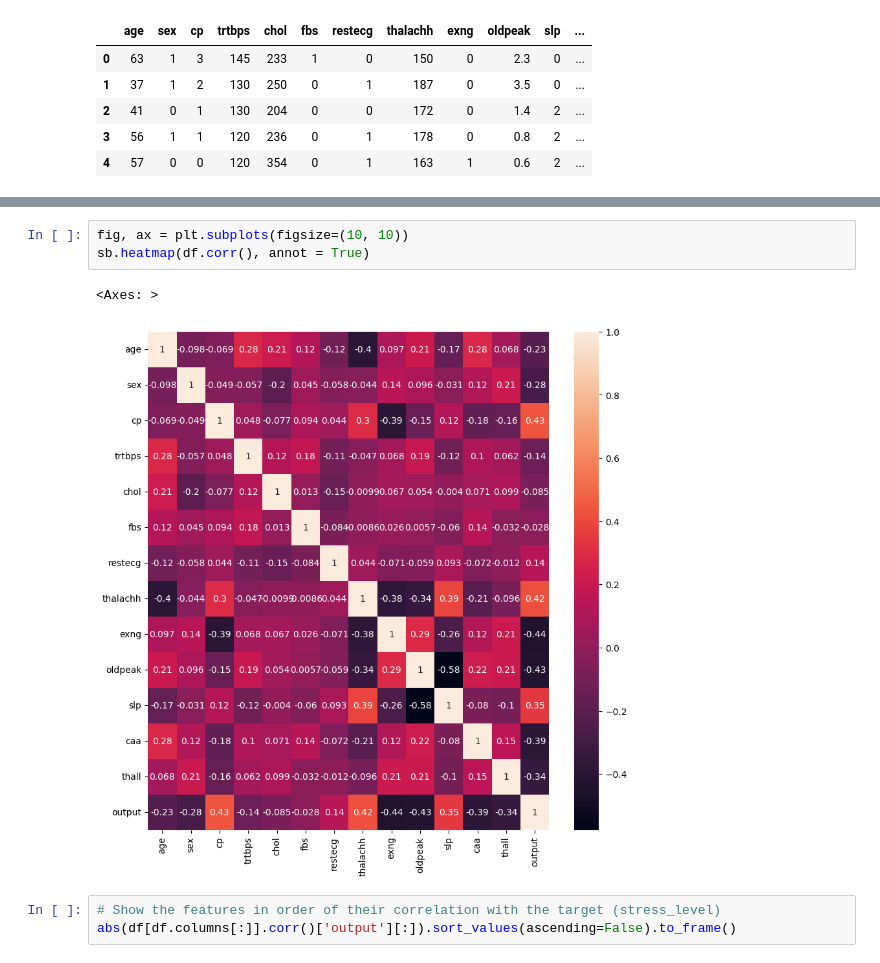
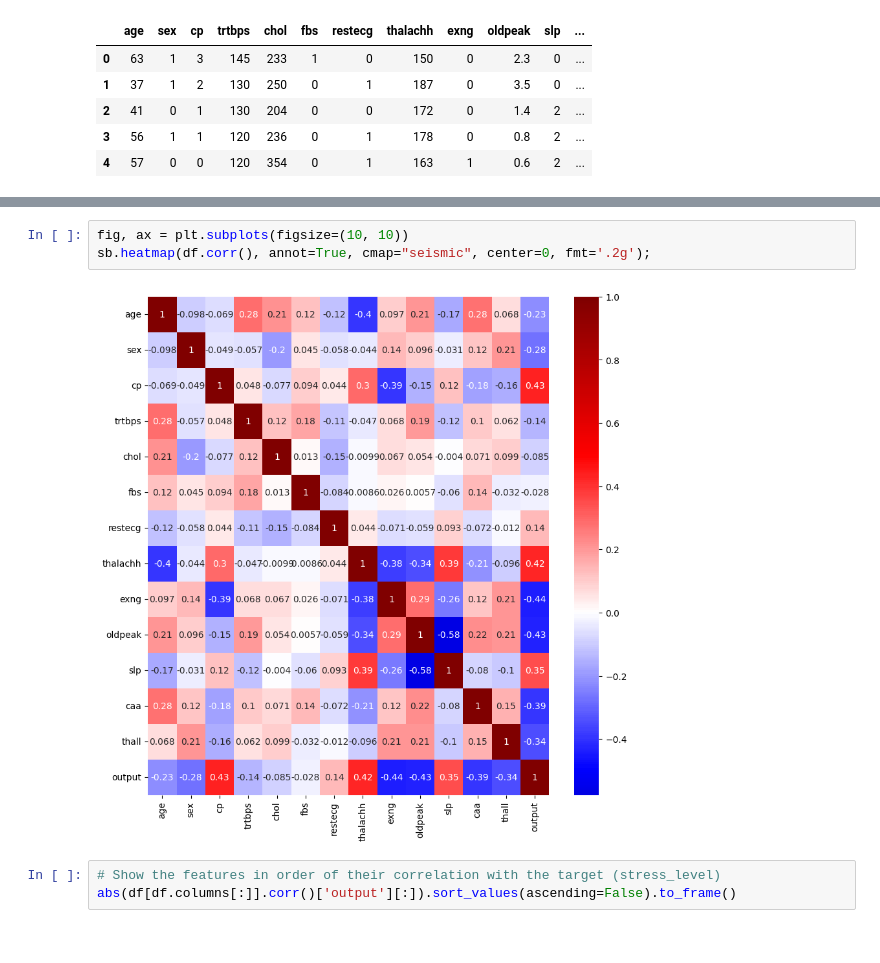
Before and after one commit to ArthurSureauSamit/TP2_ML, a Jupyter notebook: TP2_notebook.ipynb, the cells around one changed output, grey strips where cells are left out. Drawn from its saved outputs; the diff is of its cells as text.

```diff
--- a/TP2_notebook.ipynb
+++ b/TP2_notebook.ipynb
@@ -61,9 +69,8 @@ sb.pairplot(df, hue='output', kind="reg")
 # %%
 fig, ax = plt.subplots(figsize=(10, 10))
-sb.heatmap(df.corr(), annot = True)
+sb.heatmap(df.corr(), annot=True, cmap="seismic", center=0, fmt='.2g');
 # %% [output]
-<Axes: >
-[figure, old version]
+[figure, new version]
 # %%
 # Show the features in order of their correlation with the target (stress_level)
 abs(df[df.columns[:]].corr()['output'][:]).sort_values(ascending=False).to_frame()
```
Also changed, not shown: parts of 16 cells of this notebook.
